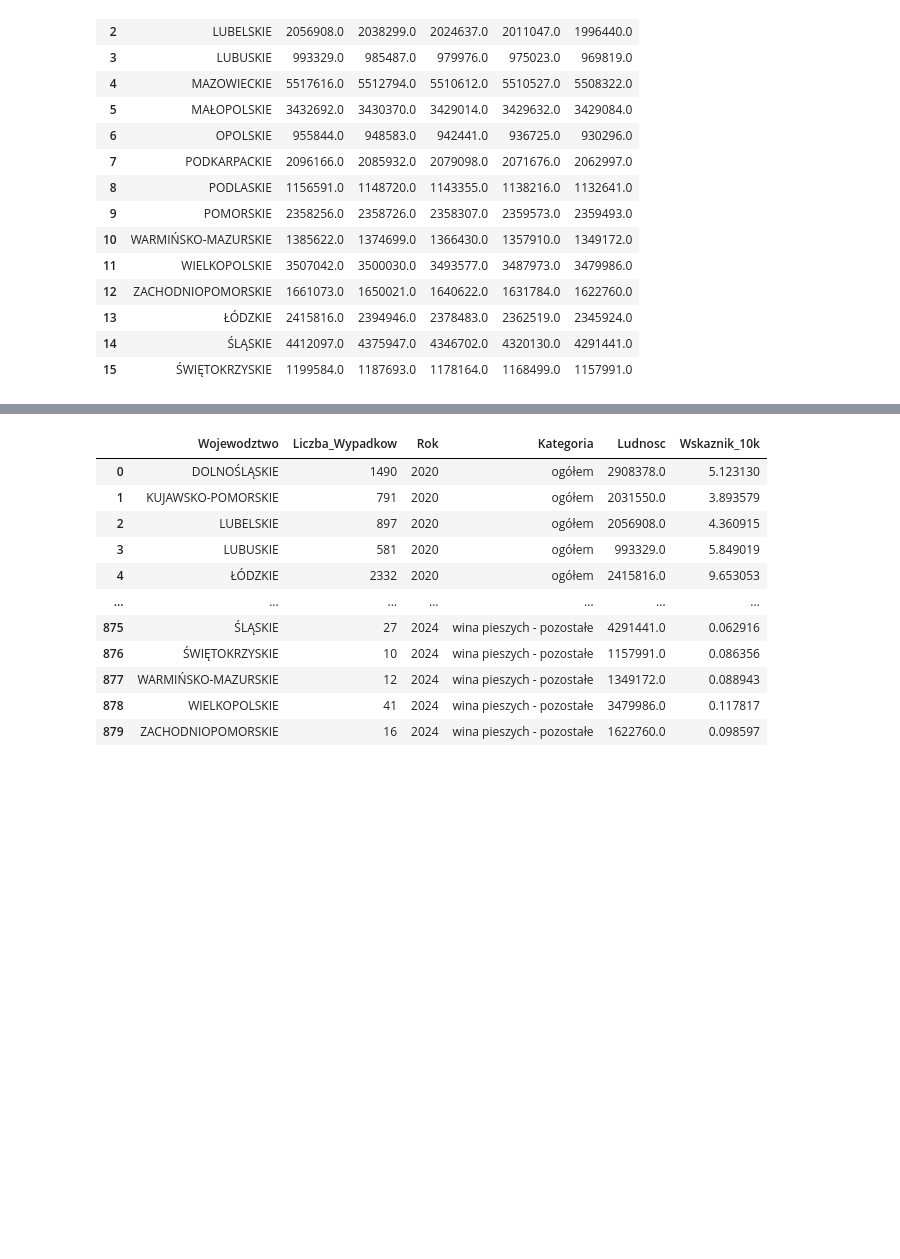
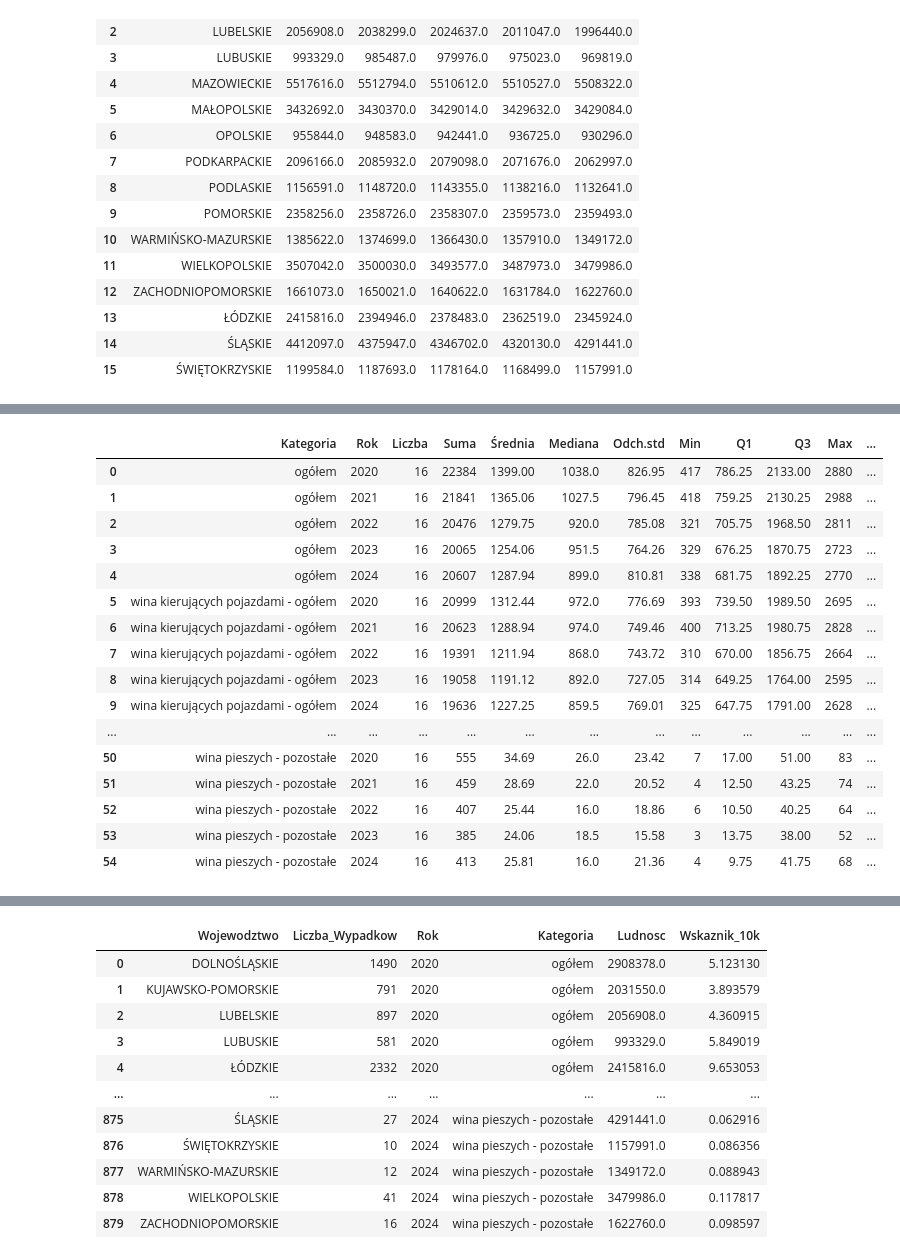
Before and after one commit to wiktoria-gliniecka/ggplotki, a Jupyter notebook: projekt_ggplotki.ipynb, the cells around one changed output, grey strips where cells are left out. Drawn from its saved outputs; the diff is of its cells as text; code cells hidden in the pictures; blank space fills up the shorter version.

```diff
--- a/projekt_ggplotki.ipynb
+++ b/projekt_ggplotki.ipynb
@@ -274,0 +291,64 @@ df_wide.to_csv("bdl_data_2010_2024_wide.csv", index=False)
+# %%
+# WCZYTANIE DANYCH
+dane_surowe = pd.read_excel('dane.xlsx')
+dane = dane_surowe[dane_surowe['Nazwa'] != 'POLSKA'].copy()
+
+# ============================================
+# JEDNA DUŻA TABELA - WSZYSTKIE ZMIENNE
+# ============================================
+
+kolumny_numeryczne = dane.columns[1:].tolist()
+statystyki_lista = []
+
+for kolumna in kolumny_numeryczne:
+    seria = dane[kolumna]
+
+    # Wyciągnij kategorię i rok
+    if '_' in kolumna:
+        czesci = kolumna.rsplit('_', 1)
+        kategoria = czesci[0]
+        rok = czesci[1]
+    else:
+        kategoria = kolumna
+        rok = 'Wszystkie'
+
+    statystyki_lista.append({
+        'Kategoria': kategoria,
+        'Rok': rok,
+        'Liczba': seria.count(),
+        'Suma': seria.sum(),
+        'Średnia': seria.mean(),
+        'Mediana': seria.median(),
+        'Odch.std': seria.std(),
+        'Min': seria.min(),
+        'Q1': seria.quantile(0.25),
+        'Q3': seria.quantile(0.75),
+        'Max': seria.max(),
+        'Rozstęp': seria.max() - seria.min(),
+        'IQR': seria.quantile(0.75) - seria.quantile(0.25),
+        'Wsp.zm.(%)': (seria.std() / seria.mean() * 100),
+        'Skośność': seria.skew(),
+        'Kurtoza': seria.kurtosis()
+    })
+
+# Stwórz DataFrame
+df_statystyki = pd.DataFrame(statystyki_lista).round(2)
+df_statystyki
+# %% [output]
+|  | Kategoria | Rok | Liczba | Suma | Średnia | Mediana | Odch.std | Min | Q1 | Q3 | Max | ... |
+| 0 | ogółem | 2020 | 16 | 22384 | 1399.00 | 1038.0 | 826.95 | 417 | 786.25 | 2133.00 | 2880 | ... |
+| 1 | ogółem | 2021 | 16 | 21841 | 1365.06 | 1027.5 | 796.45 | 418 | 759.25 | 2130.25 | 2988 | ... |
+| 2 | ogółem | 2022 | 16 | 20476 | 1279.75 | 920.0 | 785.08 | 321 | 705.75 | 1968.50 | 2811 | ... |
+| 3 | ogółem | 2023 | 16 | 20065 | 1254.06 | 951.5 | 764.26 | 329 | 676.25 | 1870.75 | 2723 | ... |
+| 4 | ogółem | 2024 | 16 | 20607 | 1287.94 | 899.0 | 810.81 | 338 | 681.75 | 1892.25 | 2770 | ... |
+| 5 | wina kierujących pojazdami - ogółem | 2020 | 16 | 20999 | 1312.44 | 972.0 | 776.69 | 393 | 739.50 | 1989.50 | 2695 | ... |
+| 6 | wina kierujących pojazdami - ogółem | 2021 | 16 | 20623 | 1288.94 | 974.0 | 749.46 | 400 | 713.25 | 1980.75 | 2828 | ... |
+| 7 | wina kierujących pojazdami - ogółem | 2022 | 16 | 19391 | 1211.94 | 868.0 | 743.72 | 310 | 670.00 | 1856.75 | 2664 | ... |
+| 8 | wina kierujących pojazdami - ogółem | 2023 | 16 | 19058 | 1191.12 | 892.0 | 727.05 | 314 | 649.25 | 1764.00 | 2595 | ... |
+| 9 | wina kierujących pojazdami - ogółem | 2024 | 16 | 19636 | 1227.25 | 859.5 | 769.01 | 325 | 647.75 | 1791.00 | 2628 | ... |
+| ... | ... | ... | ... | ... | ... | ... | ... | ... | ... | ... | ... | ... |
+| 50 | wina pieszych - pozostałe | 2020 | 16 | 555 | 34.69 | 26.0 | 23.42 | 7 | 17.00 | 51.00 | 83 | ... |
+| 51 | wina pieszych - pozostałe | 2021 | 16 | 459 | 28.69 | 22.0 | 20.52 | 4 | 12.50 | 43.25 | 74 | ... |
+| 52 | wina pieszych - pozostałe | 2022 | 16 | 407 | 25.44 | 16.0 | 18.86 | 6 | 10.50 | 40.25 | 64 | ... |
+| 53 | wina pieszych - pozostałe | 2023 | 16 | 385 | 24.06 | 18.5 | 15.58 | 3 | 13.75 | 38.00 | 52 | ... |
+| 54 | wina pieszych - pozostałe | 2024 | 16 | 413 | 25.81 | 16.0 | 21.36 | 4 | 9.75 | 41.75 | 68 | ... |
```
Also changed, not shown: parts of 6 cells of this notebook.
